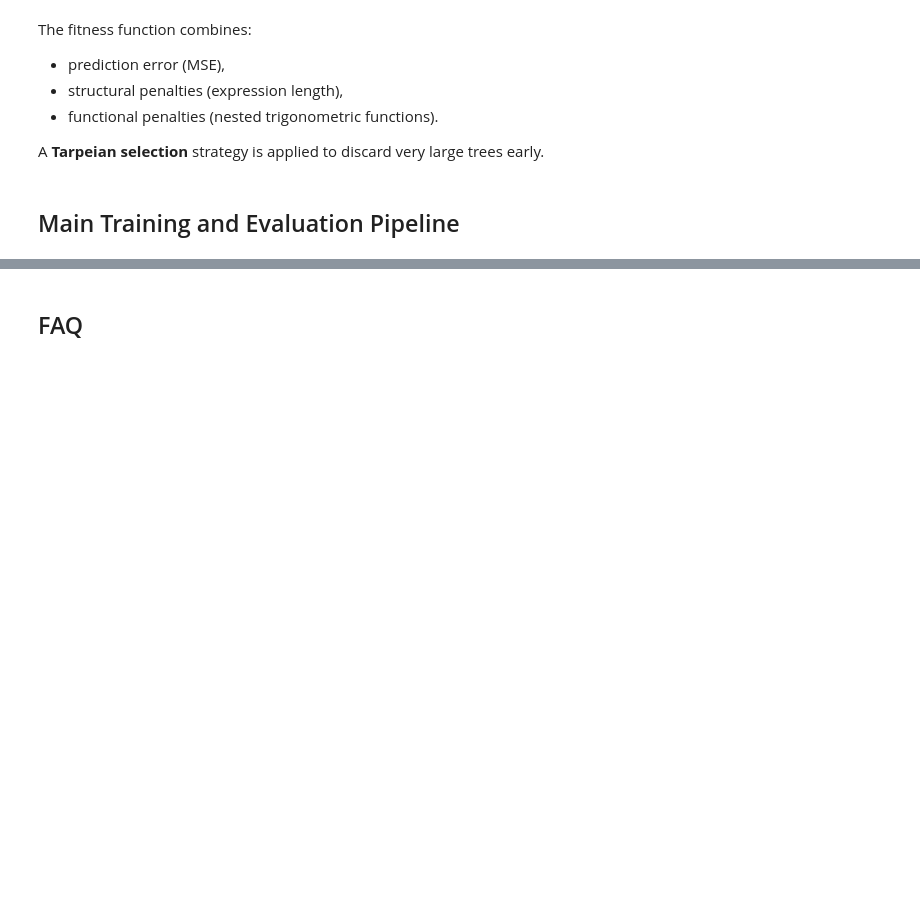
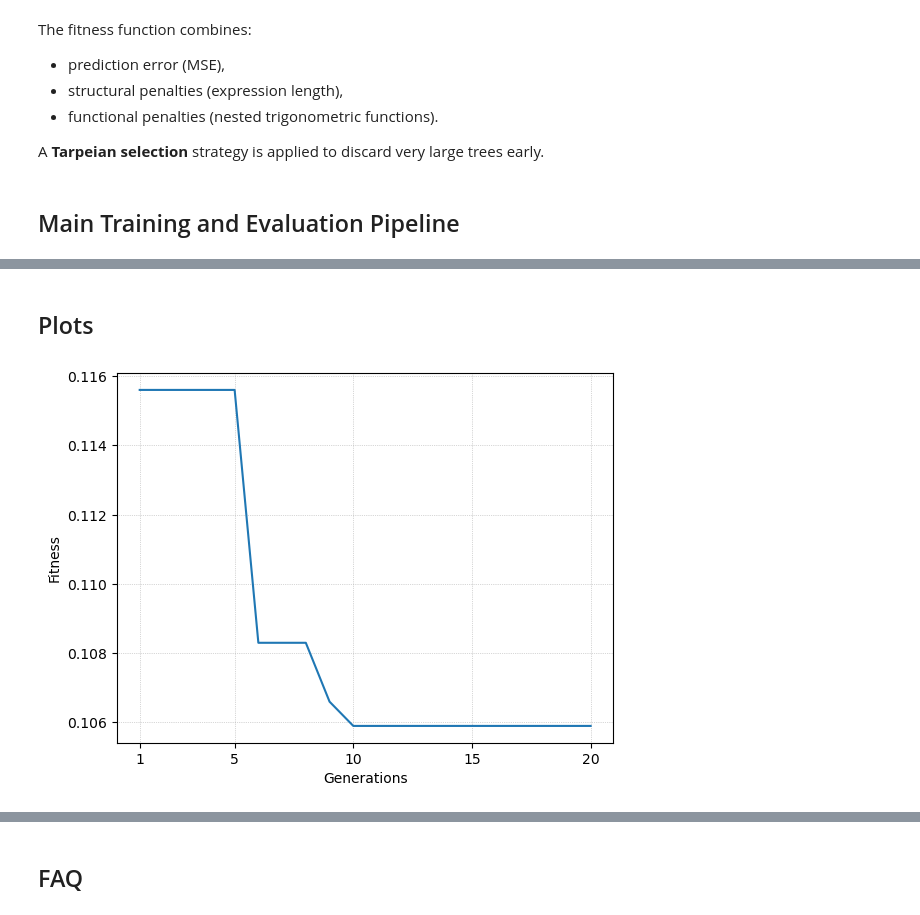
Before and after one commit to cpml-au/Flex, a Jupyter notebook: tutorials/simple_sr.ipynb, the cells around one changed output, grey strips where cells are left out. Drawn from its saved outputs; the diff is of its cells as text; code cells hidden in the pictures; blank space fills up the shorter version.

Commit message:
Added plots in the simple_sr nb.

```diff
--- a/tutorials/simple_sr.ipynb
+++ b/tutorials/simple_sr.ipynb
@@ -473,0 +440,13 @@ R^2 on the training set =  0.8666969828606731
+# %% [markdown]
+## Plots
+# %%
+fitness = gpsr.get_train_fit_history()
+generations = gpsr.generations
+plt.plot(np.arange(1, generations+1), fitness)
+plt.xlabel("Generations")
+plt.ylabel("Fitness")
+plt.xticks([1, 5, 10, 15, 20])
+plt.grid(True, linestyle=":", linewidth=0.5)
+plt.show()
+# %% [output]
+[figure, added]
```
Also changed, not shown: parts of 6 cells of this notebook.
